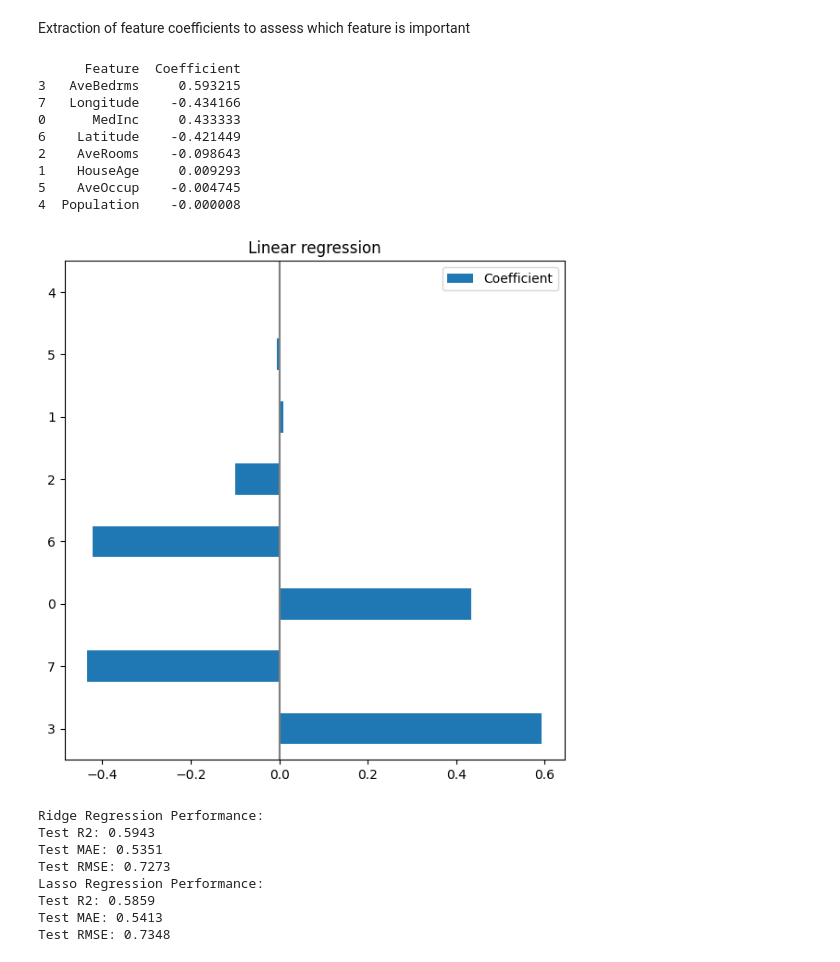
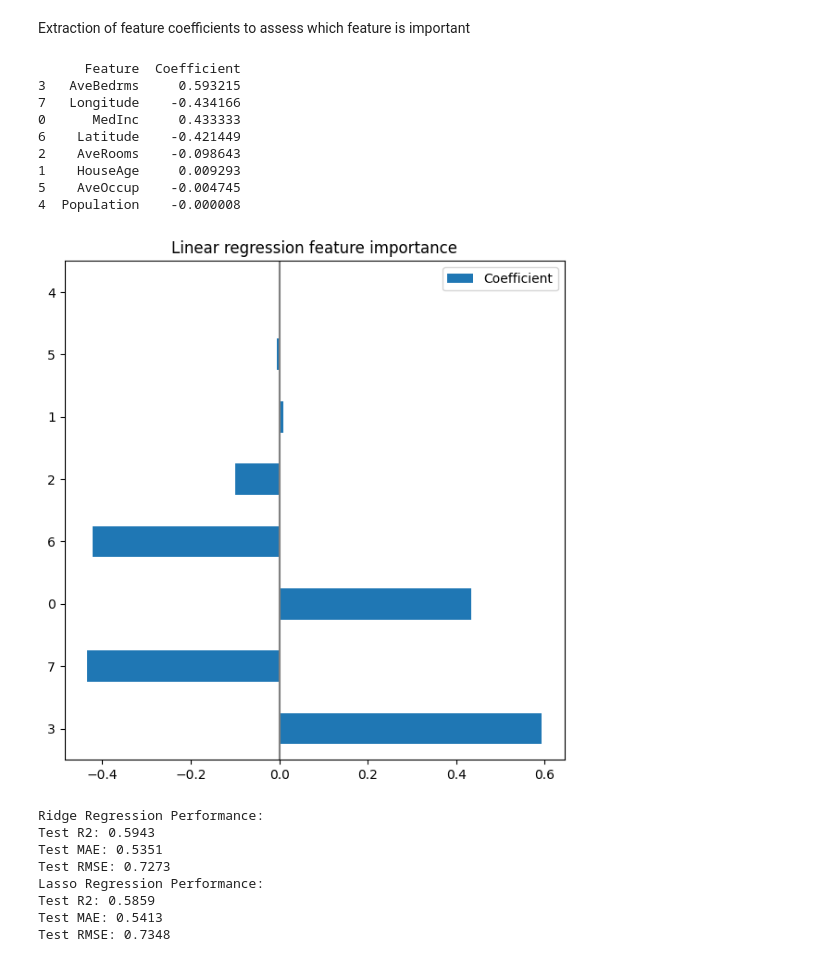
Before and after one commit to deskk/MIS_project1, a Jupyter notebook: project1.ipynb, the cells around one changed output. Cells and saved outputs as stored; diff of their text form; code cells hidden in the pictures.

```diff
--- a/project1.ipynb
+++ b/project1.ipynb
@@ -103,26 +103,26 @@ Extraction of feature coefficients to assess which feature is important
 # %%
 coef_df = pd.DataFrame({
     "Feature": feature_names,
     "Coefficient": lr.coef_
 }).sort_values(by="Coefficient", key=abs, ascending=False)
 
 print(coef_df)
 
 coef_df.plot(kind="barh", figsize=(9, 7))
-plt.title("Linear regression")
+plt.title("Linear regression feature importance")
 plt.axvline(x=0, color=".5")
 plt.subplots_adjust(left=0.3)
 # %% [output]
       Feature  Coefficient
 3   AveBedrms     0.593215
 7   Longitude    -0.434166
 0      MedInc     0.433333
 6    Latitude    -0.421449
 2    AveRooms    -0.098643
 1    HouseAge     0.009293
 5    AveOccup    -0.004745
 4  Population    -0.000008
-[figure, old version]
+[figure, new version]
 # %%
 # other regression models - ridge, lasso
 from sklearn.linear_model import Ridge, Lasso
```
